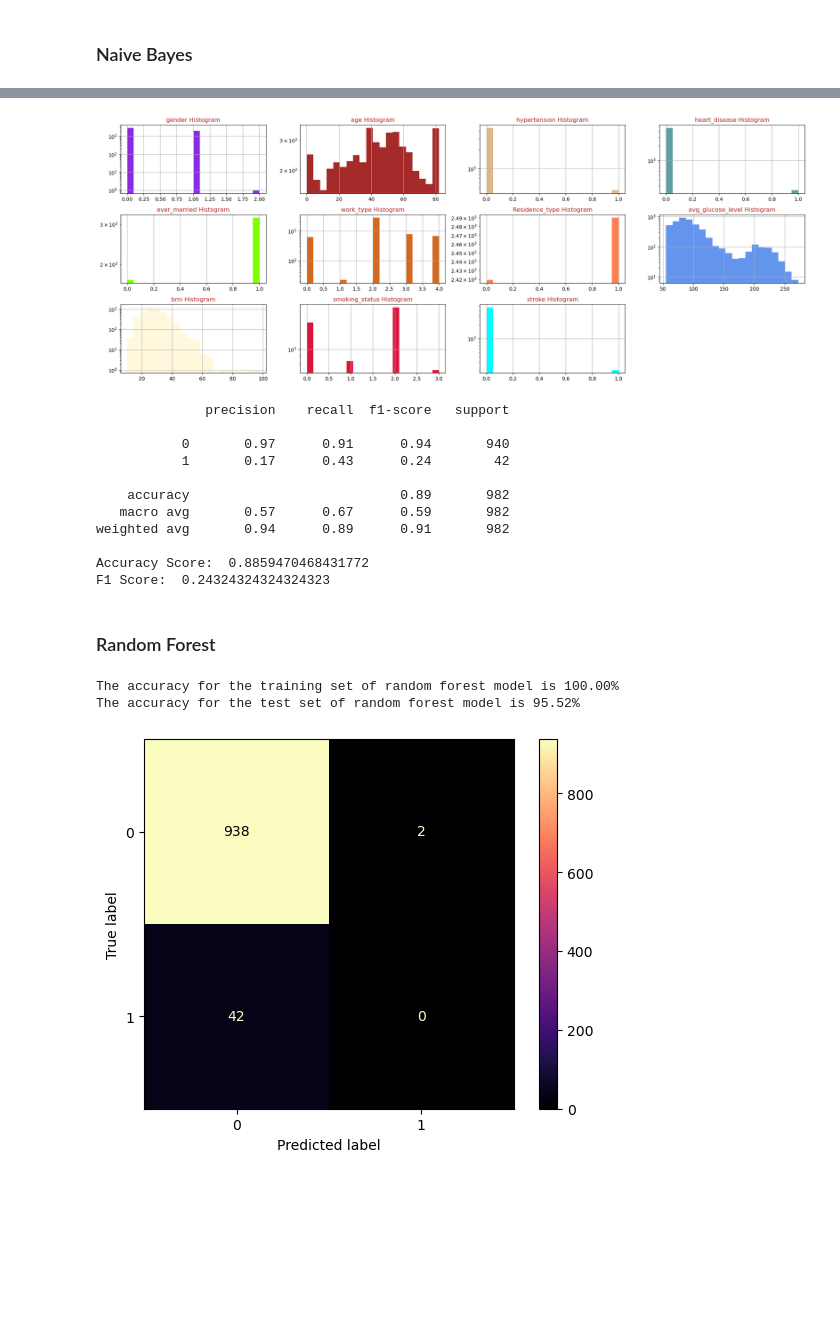
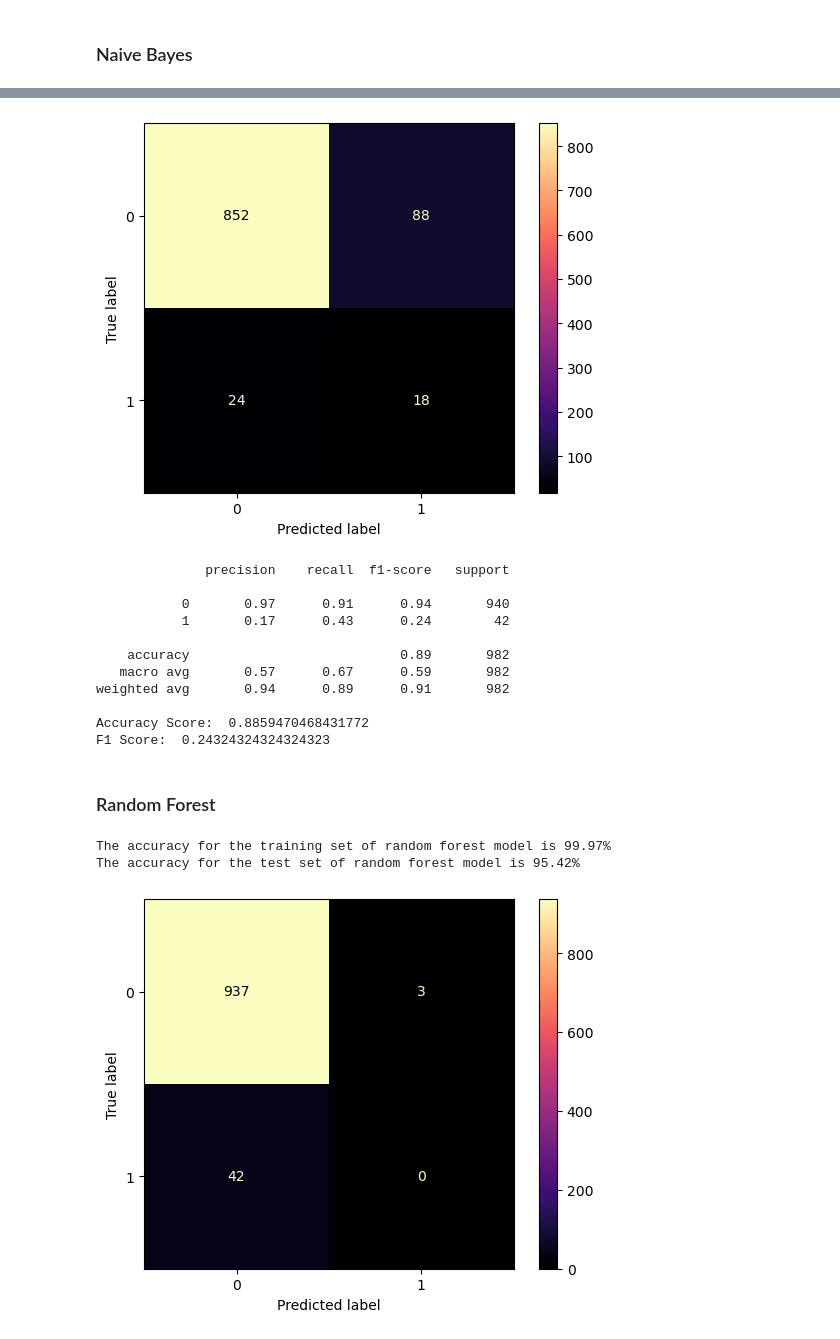
Before and after one commit to Nishatou/cs4650_capstone_bigdata, a Jupyter notebook: CS4650_Project.ipynb, the cells around one changed output, grey strips where cells are left out. Saved outputs shown, nothing was run; the diff lists cells and outputs as text; code cells hidden in the pictures; blank space fills up the shorter version.

```diff
--- a/CS4650_Project.ipynb
+++ b/CS4650_Project.ipynb
@@ -125,2 +148,30 @@ plt.show()
+# %%
+def run_model(model_type, X_train_scaled, y_train, X_test_scaled, y_test):
+    #train a model
+    match model_type:
+        case "logistic regression":
+            model = LogisticRegression();
+        case "gaussianNB":
+            model = GaussianNB();
+        case "random forest":
+            model = RandomForestClassifier();
+
+    model.fit(X_train_scaled, y_train.values.ravel())
+    train_accuracy = model.score(X_train_scaled, y_train)
+    print(f'The accuracy for the training set of {model_type} model is {100 * train_accuracy:.2f}%')
+    test_accuracy = model.score(X_test_scaled, y_test)
+    print(f'The accuracy for the test set of {model_type} model is {100 * test_accuracy:.2f}%')
+    #return so we can do coffusion matrix
+    return model
+
+def display_confusion_matrix(model, yhat, y_test):
+    cm = confusion_matrix(y_test, yhat, labels=model.classes_)
+    disp = ConfusionMatrixDisplay(confusion_matrix=cm, display_labels=model.classes_)
+    disp.plot(cmap=plt.cm.magma)
+
+def print_classification_report(yhat, y_test):
+    print(classification_report(y_test,yhat))
+    print('Accuracy Score: ',accuracy_score(y_test,yhat))
+    print('F1 Score: ',f1_score(y_test, yhat))
 # %% [markdown]
 ### Naive Bayes
@@ -167,5 +178,3 @@ def run_naive_bayes(df,seed):
 # %%
-model,X_test_scaled,y_test = run_naive_bayes(df,12)
-yhat = model.predict(X_test_scaled)
-ConfusionMatrixDisplay.from_predictions(y_test,yhat)
+NB_model = run_model("gaussianNB", X_train_scaled, y_train, X_test_scaled, y_test)
 # %% [output]
@@ -176,31 +183,21 @@ The accuracy for the test set is 88.59%
-# %%
-import matplotlib.colors as mcolors
-colors = list(mcolors.CSS4_COLORS.keys())[10:]
-fig = plt.figure(figsize=(20,20))
-for i, feature in enumerate(df.columns):
-    f = fig.add_subplot(8, 4, i + 1)
-    df[feature].hist(bins = 20, ax = f, facecolor = colors[i])
-    f.set_title(feature + " Histogram", color = colors[35])
-    f.set_yscale('log')
-fig.tight_layout()
-plt.show()
-# %% [output]
-[figure, old version]
 # %%
-print(classification_report(y_test,yhat))
-print('Accuracy Score: ',accuracy_score(y_test,yhat))
-print('F1 Score: ',f1_score(y_test, yhat))
+NB_yhat = NB_model.predict(X_test_scaled)
+display_confusion_matrix(NB_model, NB_yhat, y_test)
 # %% [output]
-              precision    recall  f1-score   support
-
-           0       0.97      0.91      0.94       940
-           1       0.17      0.43      0.24        42
-
-    accuracy                           0.89       982
-   macro avg       0.57      0.67      0.59       982
-weighted avg       0.94      0.89      0.91       982
-
-Accuracy Score:  0.8859470468431772
-F1 Score:  0.24324324324324323
+[figure, added]
+# %%
+print_classification_report(NB_yhat, y_test)
+# %% [output]
+              precision    recall  f1-score   support
+
+           0       0.97      0.91      0.94       940
+           1       0.17      0.43      0.24        42
+
+    accuracy                           0.89       982
+   macro avg       0.57      0.67      0.59       982
+weighted avg       0.94      0.89      0.91       982
+
+Accuracy Score:  0.8859470468431772
+F1 Score:  0.24324324324324323
 # %% [markdown]
 ### Random Forest
@@ -245,7 +204,7 @@ def print_classification_report(yhat, y_test):
 # %%
 random_forest_model = run_model("random forest", X_train_scaled, y_train, X_test_scaled, y_test)
 # %% [output]
-The accuracy for the training set of random forest model is 100.00%
-The accuracy for the test set of random forest model is 95.52%
+The accuracy for the training set of random forest model is 99.97%
+The accuracy for the test set of random forest model is 95.42%
 # %%
 random_forest_yhat = random_forest_model.predict(X_test_scaled)
```
Also changed, not shown: parts of 14 cells of this notebook.
